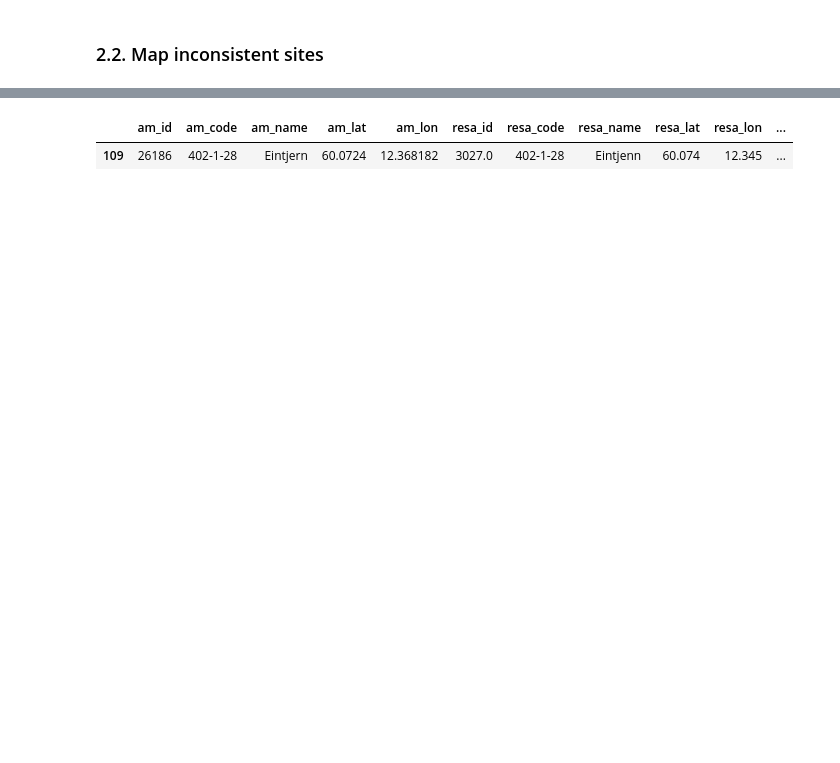
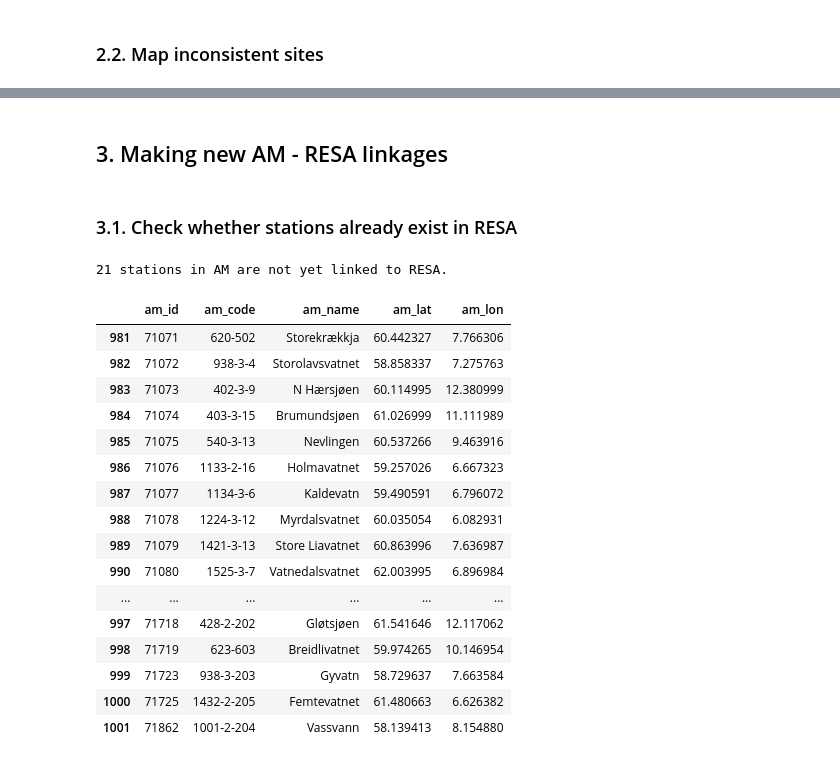
Before and after one commit to JamesSample/1000_lakes_2019, a Jupyter notebook: 01_link_to_resa.ipynb, the cells around one changed output, grey strips where cells are left out. Drawn from its saved outputs; the diff is of its cells as text; code cells hidden in the pictures; blank space fills up the shorter version.

```diff
--- a/01_link_to_resa.ipynb
+++ b/01_link_to_resa.ipynb
@@ -314,8 +316,32 @@ for df_idx, df_part in enumerate(chunker(err_df.reset_index(drop=True), 20)):
     plt.savefig(out_png, dpi=150)
     plt.clf()
     plt.close()
-# %%
-err_df.query('am_code =="402-1-28"')
-# %% [output]
-|  | am_id | am_code | am_name | am_lat | am_lon | resa_id | resa_code | resa_name | resa_lat | resa_lon | ... |
-| 109 | 26186 | 402-1-28 | Eintjern | 60.0724 | 12.368182 | 3027.0 | 402-1-28 | Eintjenn | 60.074 | 12.345 | ... |
+# %% [markdown]
+## 3. Making new AM - RESA linkages
+# %% [markdown]
+### 3.1. Check whether stations already exist in RESA
+# %%
+# Get stations that need linking
+nolink_df = df[df["resa_id"].isna()]
+nolink_df = nolink_df[["am_id", "am_code", "am_name", "am_lat", "am_lon"]]
+print(len(nolink_df), "stations in AM are not yet linked to RESA.")
+nolink_df
+# %% [output]
+21 stations in AM are not yet linked to RESA.
+|  | am_id | am_code | am_name | am_lat | am_lon |
+| 981 | 71071 | 620-502 | Storekrækkja | 60.442327 | 7.766306 |
+| 982 | 71072 | 938-3-4 | Storolavsvatnet | 58.858337 | 7.275763 |
+| 983 | 71073 | 402-3-9 | N Hærsjøen | 60.114995 | 12.380999 |
+| 984 | 71074 | 403-3-15 | Brumundsjøen | 61.026999 | 11.111989 |
+| 985 | 71075 | 540-3-13 | Nevlingen | 60.537266 | 9.463916 |
+| 986 | 71076 | 1133-2-16 | Holmavatnet | 59.257026 | 6.667323 |
+| 987 | 71077 | 1134-3-6 | Kaldevatn | 59.490591 | 6.796072 |
+| 988 | 71078 | 1224-3-12 | Myrdalsvatnet | 60.035054 | 6.082931 |
+| 989 | 71079 | 1421-3-13 | Store Liavatnet | 60.863996 | 7.636987 |
+| 990 | 71080 | 1525-3-7 | Vatnedalsvatnet | 62.003995 | 6.896984 |
+| ... | ... | ... | ... | ... | ... |
+| 997 | 71718 | 428-2-202 | Gløtsjøen | 61.541646 | 12.117062 |
+| 998 | 71719 | 623-603 | Breidlivatnet | 59.974265 | 10.146954 |
+| 999 | 71723 | 938-3-203 | Gyvatn | 58.729637 | 7.663584 |
+| 1000 | 71725 | 1432-2-205 | Femtevatnet | 61.480663 | 6.626382 |
+| 1001 | 71862 | 1001-2-204 | Vassvann | 58.139413 | 8.154880 |
```
Also changed, not shown: parts of 32 cells of this notebook, 3 other files.
